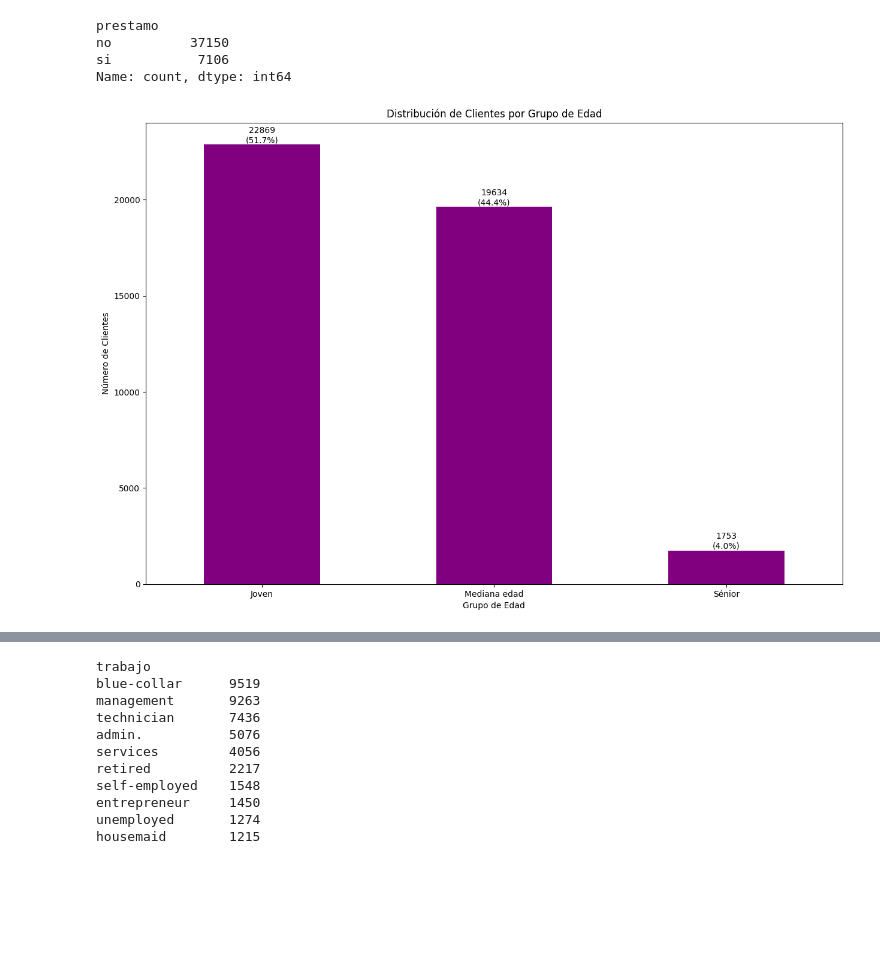
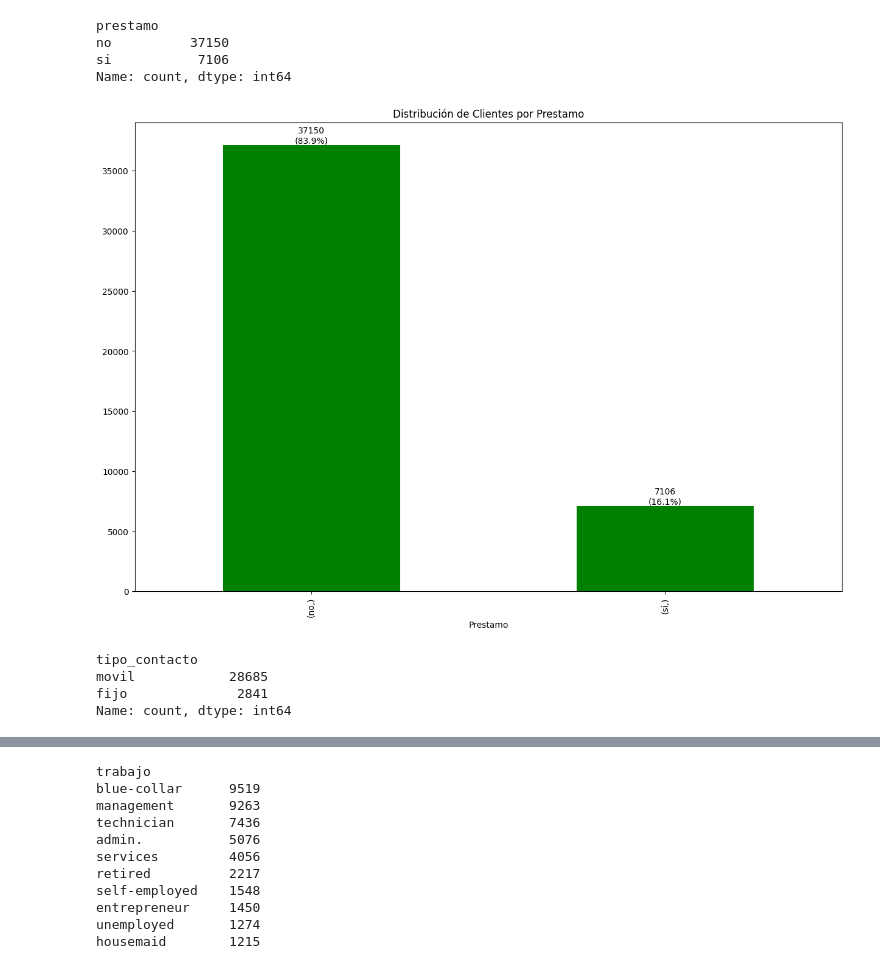
Before and after one commit to erxgli/Amacor_contexto_bancario, a Jupyter notebook: KLK.ipynb, the cells around one changed output, grey strips where cells are left out. Drawn from its saved outputs; the diff is of its cells as text; code cells hidden in the pictures; blank space fills up the shorter version.

```diff
--- a/KLK.ipynb
+++ b/KLK.ipynb
@@ -177,21 +177,23 @@ no          37150
 si           7106
 Name: count, dtype: int64
 # %%
-klk = df['age_category'].value_counts()
-percentage = klk / len(df) * 100
-
+klk_loan = df[['prestamo']].value_counts()
+percentage = klk_loan / len(df) * 100
 
 plt.figure(figsize=(15, 10))
-klk.plot(kind='bar', color='purple')
-plt.title('Distribución de Clientes por Grupo de Edad')
-plt.xlabel('Grupo de Edad')
-plt.ylabel('Número de Clientes')
-plt.xticks(rotation=0, ha='center')
-
-
-for i, valor in enumerate(klk):
+klk_loan.plot(kind='bar', color='green')
+plt.title('Distribución de Clientes por Prestamo')
+plt.xlabel('Prestamo')
+for i, valor in enumerate(klk_loan):
     plt.text(i, valor + 1, f'{valor}\n({percentage.iloc[i]:.1f}%)', ha='center', va='bottom')
 
 plt.show()
 # %% [output]
-[figure, old version]
+[figure, new version]
+# %%
+df[['tipo_contacto']].value_counts()
+# %% [output]
+tipo_contacto
+movil            28685
+fijo              2841
+Name: count, dtype: int64
```
Also changed, not shown: parts of 1 cell of this notebook.
